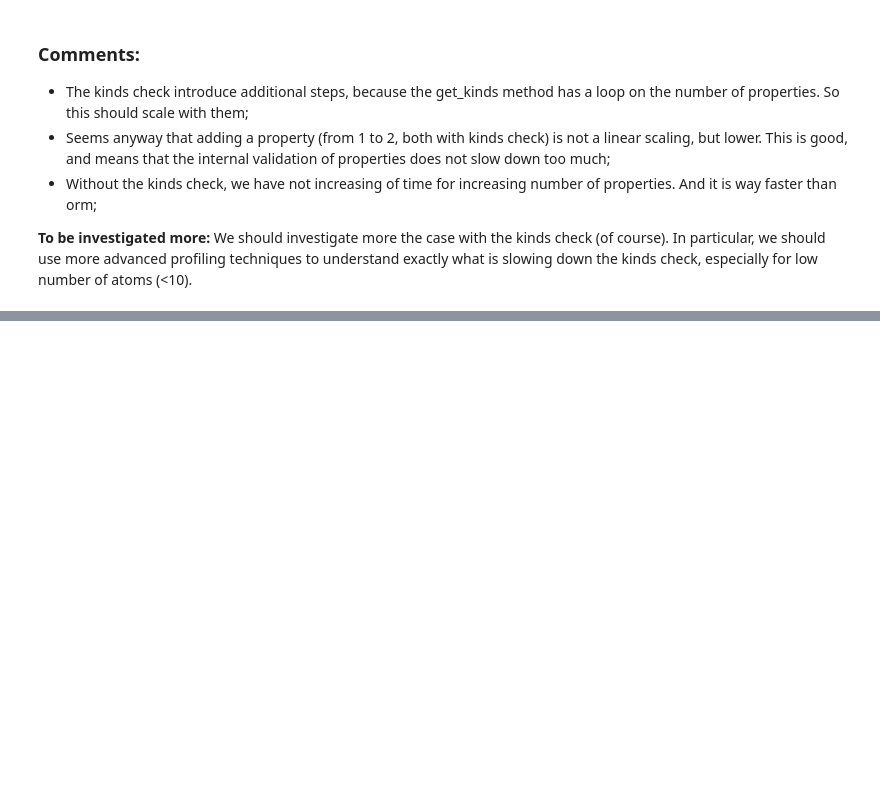
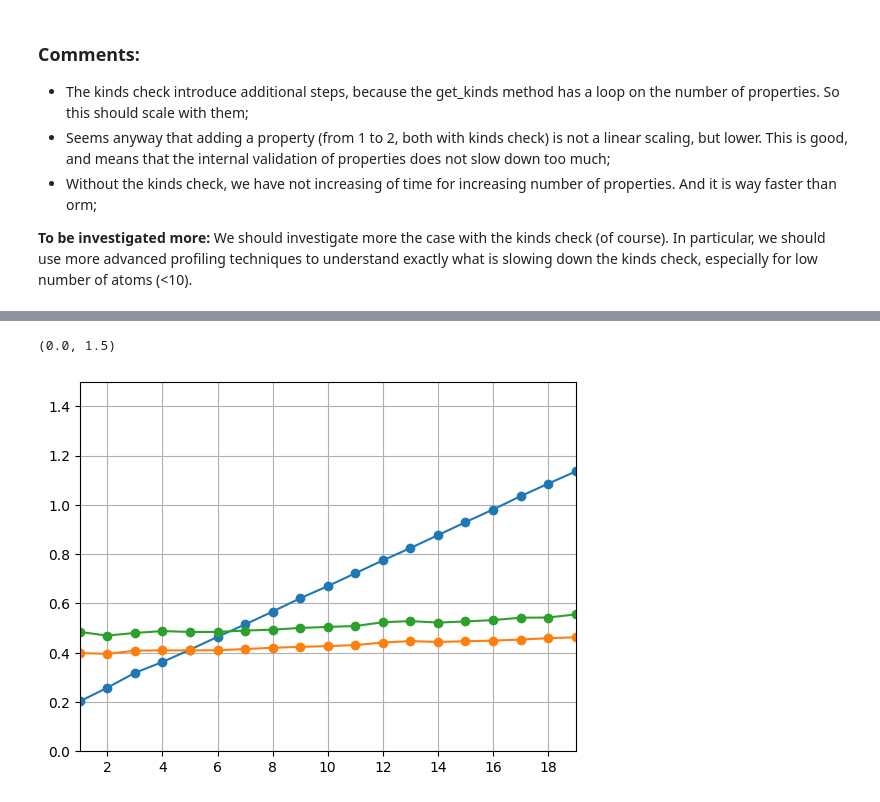
Before and after one commit to mikibonacci/aiida-atomistic, a Jupyter notebook: src/aiida_atomistic/data/structure/performance_test.ipynb, the cells around one changed output, grey strips where cells are left out. Saved outputs shown, nothing was run; the diff lists cells and outputs as text; code cells hidden in the pictures; blank space fills up the shorter version.

```diff
--- a/src/aiida_atomistic/data/structure/performance_test.ipynb
+++ b/src/aiida_atomistic/data/structure/performance_test.ipynb
@@ -242,0 +253,6 @@ KeyboardInterrupt:
+# %%
+from timeit import timeit
+
+iterations=100
+total_time = timeit("StructureData(properties = properties)", number=iterations, globals=globals())
+f"Average time is {total_time / iterations:.5f} seconds"
@@ -242,0 +313,10 @@ KeyboardInterrupt:
+# %%
+plt.plot(list(range(1,20)),timings_orm*1000,'o-')
+plt.plot(list(range(1,20)),timings_atomistic_1props_kinds*1000, 'o-')
+plt.plot(list(range(1,20)),timings_atomistic_2props_kinds*1000, 'o-')
+plt.grid()
+plt.xlim(1,19)
+plt.ylim(0,1.5)
+# %% [output]
+(0.0, 1.5)
+[figure, added]
```
Also changed, not shown: parts of 13 cells of this notebook, 10 other files.
